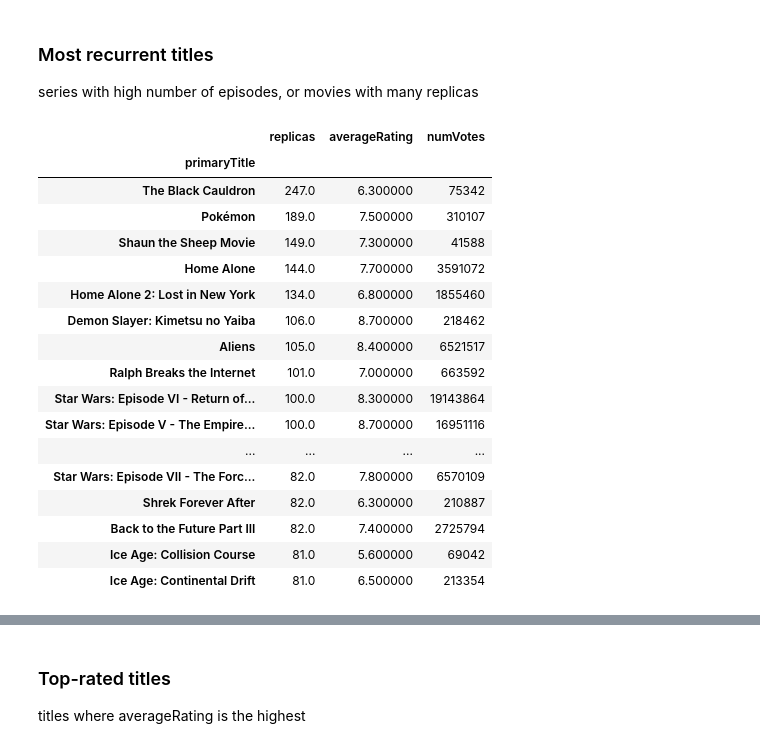
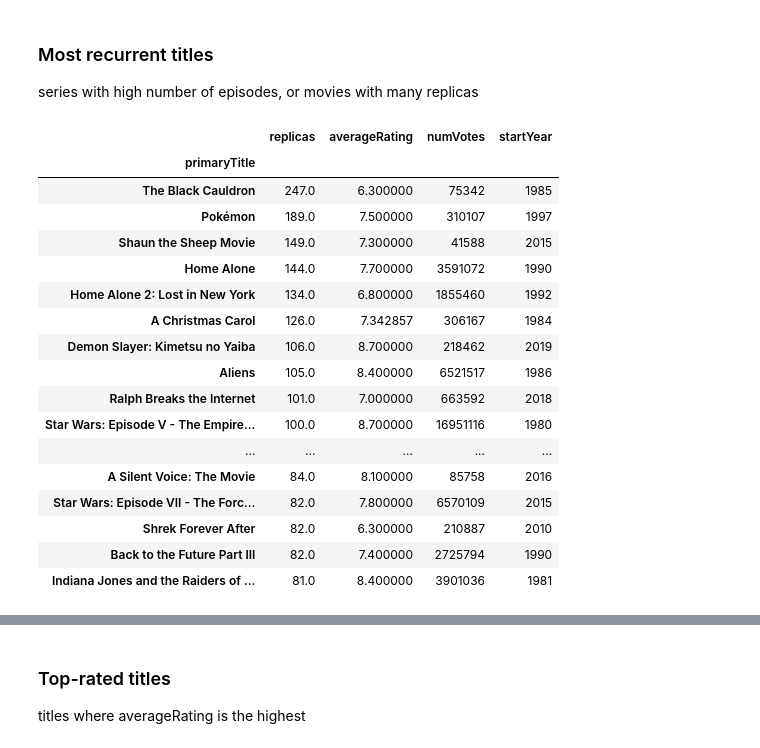
Before and after one commit to Lozzio99/Madness, a Jupyter notebook: MadEda.ipynb, the cells around one changed output, grey strips where cells are left out. Cells and saved outputs as stored; diff of their text form; code cells hidden in the pictures.

```diff
--- a/MadEda.ipynb
+++ b/MadEda.ipynb
@@ -19,4 +14,0 @@ Born in 59 and dead in 17, amazing guy
-# %%
-titus = db[db['deathYear'] < 1200]
-db = db.drop(index= db[db['deathYear'] < 1200].index)
-titus
@@ -24,0 +15,6 @@ titus
+# %%
+db = db[db['startYear'] < 2023]
+# %%
+db['sex'] = 'male'
+db.loc[db['primaryProfession'].str.contains('actress'), 'sex'] = 'female'
+db.head(20)
@@ -140,25 +228,25 @@ sns.pairplot(numeric)
 ### Most recurrent titles
 series with high number of episodes, or movies with many replicas
 # %%
-aggregator = {'replicas':'first','averageRating':'mean','numVotes':'sum'}
-longest_series = db.groupby('primaryTitle').agg(aggregator).sort_values('replicas', ascending = False).head(25)
-longest_series
+aggregator = {'replicas':'max','averageRating':'mean', 'numVotes':'sum', 'startYear':'first'}
+byReplicas = db.groupby('primaryTitle').agg(aggregator).sort_values('replicas', ascending = False)
+byReplicas.head(25)
 # %% [output]
-|  | replicas | averageRating | numVotes |
-| primaryTitle |  |  |  |
-| The Black Cauldron | 247.0 | 6.300000 | 75342 |
-| Pokémon | 189.0 | 7.500000 | 310107 |
-| Shaun the Sheep Movie | 149.0 | 7.300000 | 41588 |
-| Home Alone | 144.0 | 7.700000 | 3591072 |
-| Home Alone 2: Lost in New York | 134.0 | 6.800000 | 1855460 |
-| Demon Slayer: Kimetsu no Yaiba | 106.0 | 8.700000 | 218462 |
-| Aliens | 105.0 | 8.400000 | 6521517 |
-| Ralph Breaks the Internet | 101.0 | 7.000000 | 663592 |
-| Star Wars: Episode VI - Return of... | 100.0 | 8.300000 | 19143864 |
-| Star Wars: Episode V - The Empire... | 100.0 | 8.700000 | 16951116 |
-| ... | ... | ... | ... |
-| Star Wars: Episode VII - The Forc... | 82.0 | 7.800000 | 6570109 |
-| Shrek Forever After | 82.0 | 6.300000 | 210887 |
-| Back to the Future Part III | 82.0 | 7.400000 | 2725794 |
-| Ice Age: Collision Course | 81.0 | 5.600000 | 69042 |
-| Ice Age: Continental Drift | 81.0 | 6.500000 | 213354 |
+|  | replicas | averageRating | numVotes | startYear |
+| primaryTitle |  |  |  |  |
+| The Black Cauldron | 247.0 | 6.300000 | 75342 | 1985 |
+| Pokémon | 189.0 | 7.500000 | 310107 | 1997 |
+| Shaun the Sheep Movie | 149.0 | 7.300000 | 41588 | 2015 |
+| Home Alone | 144.0 | 7.700000 | 3591072 | 1990 |
+| Home Alone 2: Lost in New York | 134.0 | 6.800000 | 1855460 | 1992 |
+| A Christmas Carol | 126.0 | 7.342857 | 306167 | 1984 |
+| Demon Slayer: Kimetsu no Yaiba | 106.0 | 8.700000 | 218462 | 2019 |
+| Aliens | 105.0 | 8.400000 | 6521517 | 1986 |
+| Ralph Breaks the Internet | 101.0 | 7.000000 | 663592 | 2018 |
+| Star Wars: Episode V - The Empire... | 100.0 | 8.700000 | 16951116 | 1980 |
+| ... | ... | ... | ... | ... |
+| A Silent Voice: The Movie | 84.0 | 8.100000 | 85758 | 2016 |
+| Star Wars: Episode VII - The Forc... | 82.0 | 7.800000 | 6570109 | 2015 |
+| Shrek Forever After | 82.0 | 6.300000 | 210887 | 2010 |
+| Back to the Future Part III | 82.0 | 7.400000 | 2725794 | 1990 |
+| Indiana Jones and the Raiders of ... | 81.0 | 8.400000 | 3901036 | 1981 |
```
Also changed, not shown: parts of 14 cells of this notebook, 1 other file.
